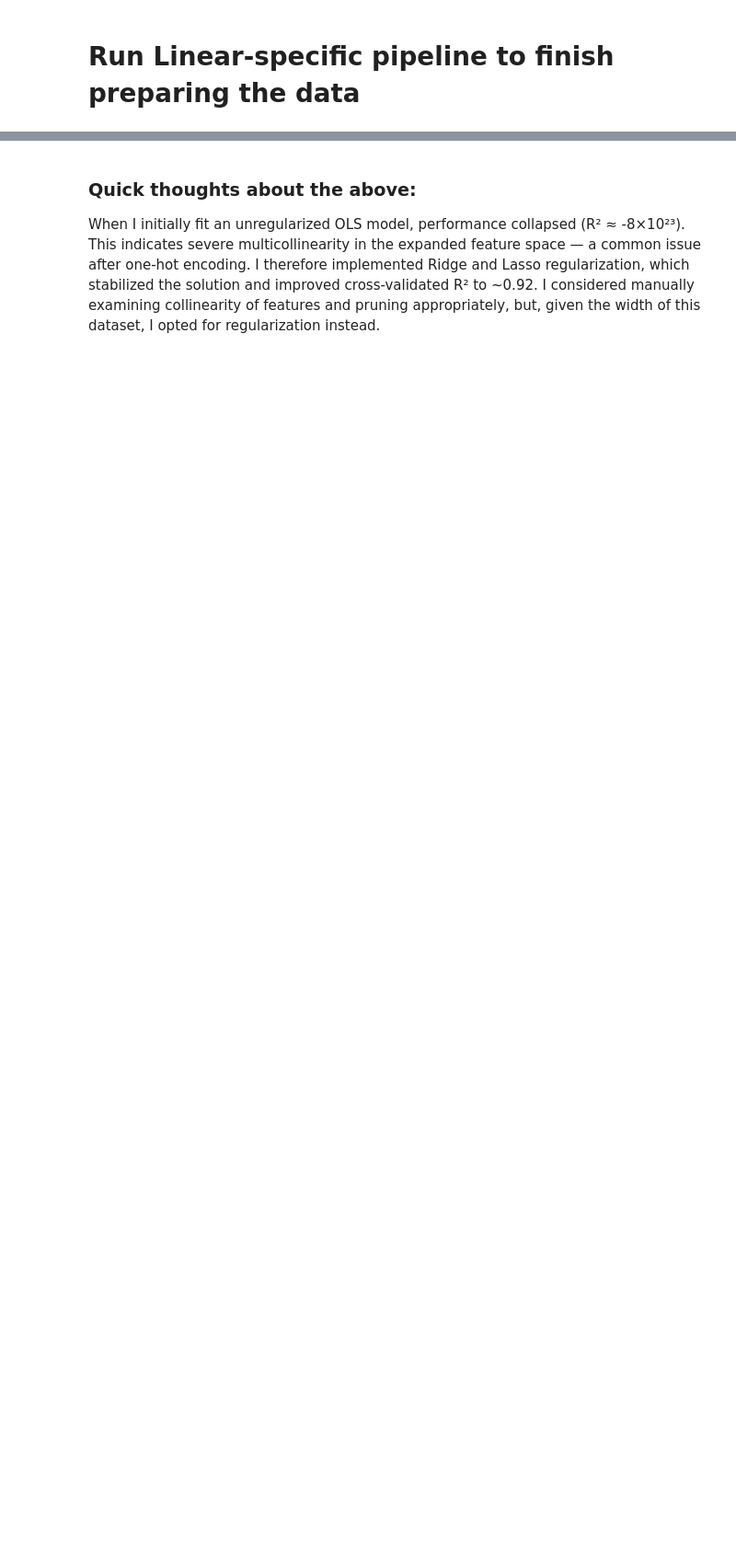
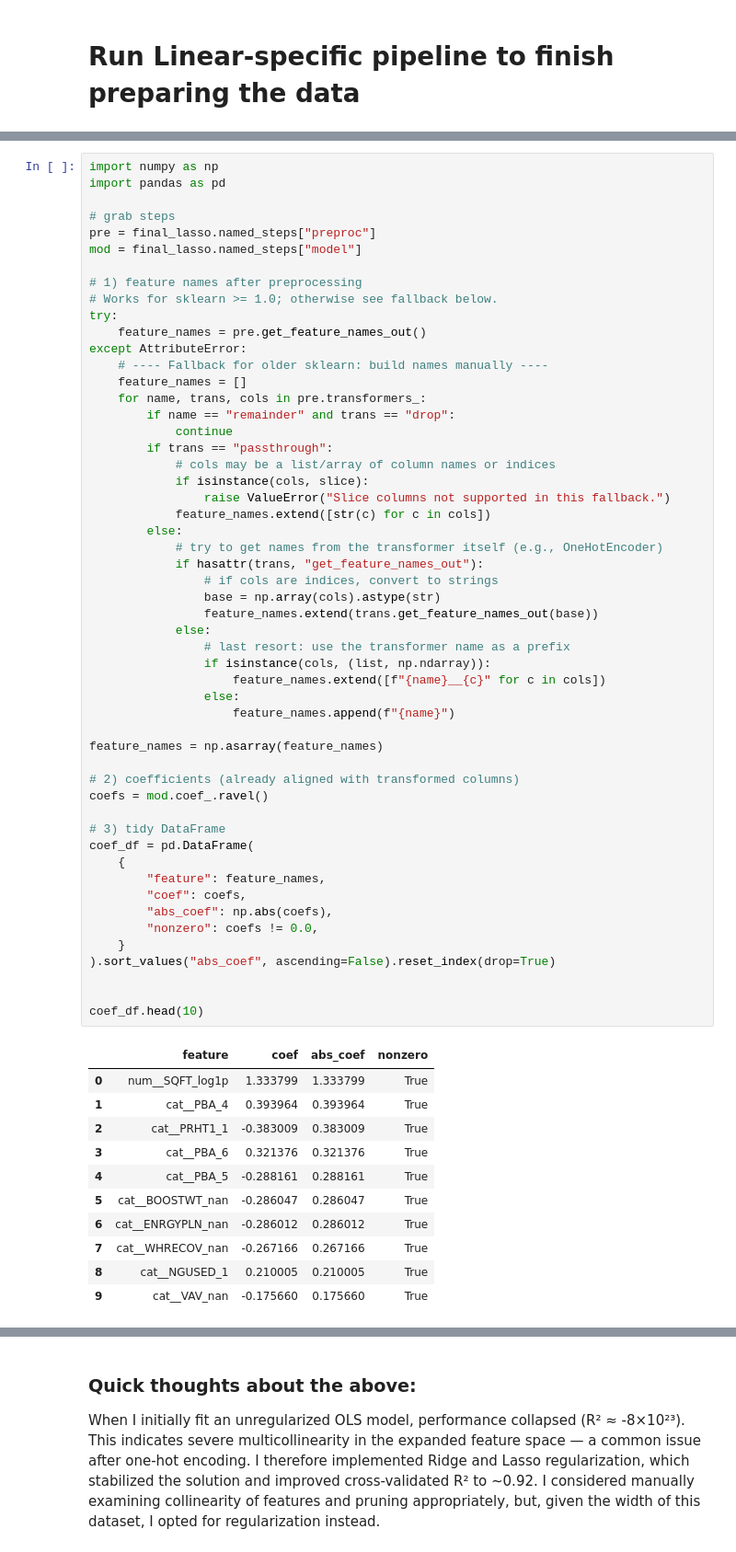
Before and after one commit to dgorin1/CBECS_portfolio, a Jupyter notebook: notebooks/02_build_train.ipynb, the cells around one changed output, grey strips where cells are left out. Shown: that part at 92% size. Drawn from its saved outputs; the diff is of its cells as text; blank space fills up the shorter version.

```diff
--- a/notebooks/02_build_train.ipynb
+++ b/notebooks/02_build_train.ipynb
@@ -110,0 +304,65 @@ ElasticNet: 0.925
+# %%
+import numpy as np
+import pandas as pd
+
+# grab steps
+pre = final_lasso.named_steps["preproc"]
+mod = final_lasso.named_steps["model"]
+
+# 1) feature names after preprocessing
+# Works for sklearn >= 1.0; otherwise see fallback below.
+try:
+    feature_names = pre.get_feature_names_out()
+except AttributeError:
+    # ---- Fallback for older sklearn: build names manually ----
+    feature_names = []
+    for name, trans, cols in pre.transformers_:
+        if name == "remainder" and trans == "drop":
+            continue
+        if trans == "passthrough":
+            # cols may be a list/array of column names or indices
+            if isinstance(cols, slice):
+                raise ValueError("Slice columns not supported in this fallback.")
+            feature_names.extend([str(c) for c in cols])
+        else:
+            # try to get names from the transformer itself (e.g., OneHotEncoder)
+            if hasattr(trans, "get_feature_names_out"):
+                # if cols are indices, convert to strings
+                base = np.array(cols).astype(str)
+                feature_names.extend(trans.get_feature_names_out(base))
+            else:
+                # last resort: use the transformer name as a prefix
+                if isinstance(cols, (list, np.ndarray)):
+                    feature_names.extend([f"{name}__{c}" for c in cols])
+                else:
+                    feature_names.append(f"{name}")
+
+feature_names = np.asarray(feature_names)
+
+# 2) coefficients (already aligned with transformed columns)
+coefs = mod.coef_.ravel()
+
+# 3) tidy DataFrame
+coef_df = pd.DataFrame(
+    {
+        "feature": feature_names,
+        "coef": coefs,
+        "abs_coef": np.abs(coefs),
+        "nonzero": coefs != 0.0,
+    }
+).sort_values("abs_coef", ascending=False).reset_index(drop=True)
+
+
+coef_df.head(10)
+# %% [output]
+|  | feature | coef | abs_coef | nonzero |
+| 0 | num__SQFT_log1p | 1.333799 | 1.333799 | True |
+| 1 | cat__PBA_4 | 0.393964 | 0.393964 | True |
+| 2 | cat__PRHT1_1 | -0.383009 | 0.383009 | True |
+| 3 | cat__PBA_6 | 0.321376 | 0.321376 | True |
+| 4 | cat__PBA_5 | -0.288161 | 0.288161 | True |
+| 5 | cat__BOOSTWT_nan | -0.286047 | 0.286047 | True |
+| 6 | cat__ENRGYPLN_nan | -0.286012 | 0.286012 | True |
+| 7 | cat__WHRECOV_nan | -0.267166 | 0.267166 | True |
+| 8 | cat__NGUSED_1 | 0.210005 | 0.210005 | True |
+| 9 | cat__VAV_nan | -0.175660 | 0.175660 | True |
```
Also changed, not shown: parts of 16 cells of this notebook, 4 other files.
